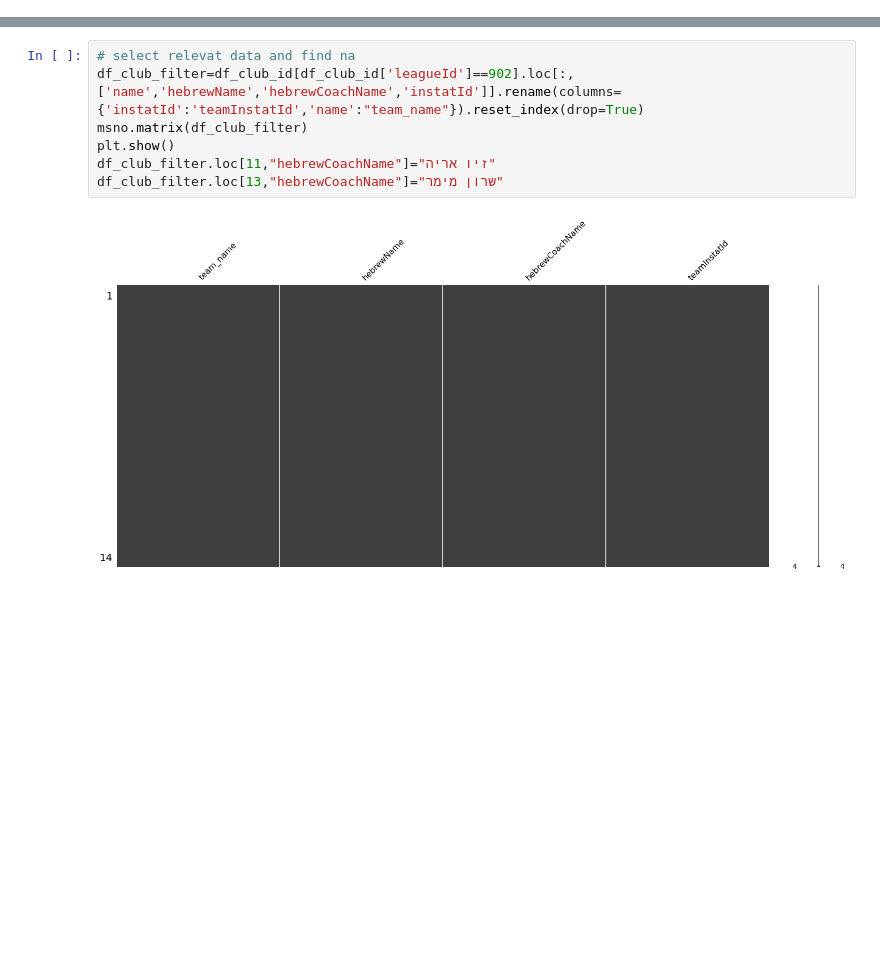
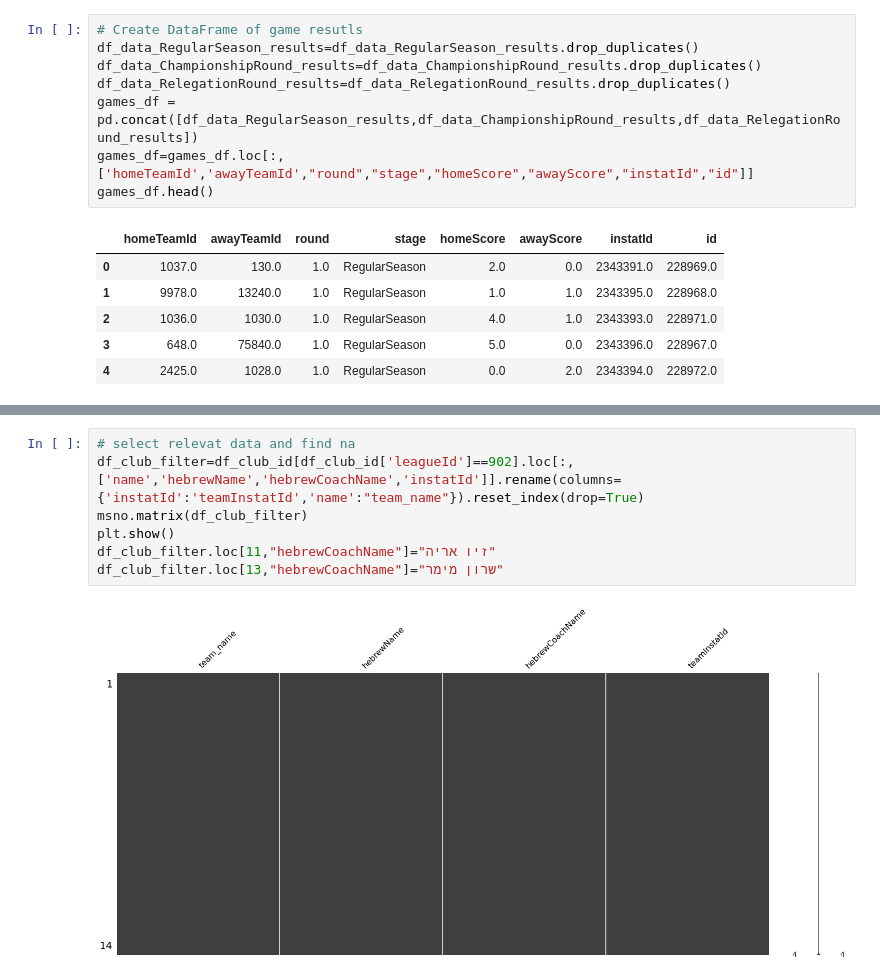
Before and after one commit to itayhadash/projects_with_R_and_Python, a Jupyter notebook: Web_Scraping.ipynb, the cells around one changed output, grey strips where cells are left out. Cells and saved outputs as stored; diff of their text form; blank space fills up the shorter version.

```diff
--- a/Web_Scraping.ipynb
+++ b/Web_Scraping.ipynb
@@ -52 +76,16 @@ for i in range(1,6):
+# %%
+# Create DataFrame of game resutls
+df_data_RegularSeason_results=df_data_RegularSeason_results.drop_duplicates()
+df_data_ChampionshipRound_results=df_data_ChampionshipRound_results.drop_duplicates()
+df_data_RelegationRound_results=df_data_RelegationRound_results.drop_duplicates()
+games_df = pd.concat([df_data_RegularSeason_results,df_data_ChampionshipRound_results,df_data_RelegationRound_results])
+games_df=games_df.loc[:,['homeTeamId','awayTeamId',"round","stage","homeScore","awayScore","instatId","id"]]
+games_df.head()
+# %% [output]
+|  | homeTeamId | awayTeamId | round | stage | homeScore | awayScore | instatId | id |
+| 0 | 1037.0 | 130.0 | 1.0 | RegularSeason | 2.0 | 0.0 | 2343391.0 | 228969.0 |
+| 1 | 9978.0 | 13240.0 | 1.0 | RegularSeason | 1.0 | 1.0 | 2343395.0 | 228968.0 |
+| 2 | 1036.0 | 1030.0 | 1.0 | RegularSeason | 4.0 | 1.0 | 2343393.0 | 228971.0 |
+| 3 | 648.0 | 75840.0 | 1.0 | RegularSeason | 5.0 | 0.0 | 2343396.0 | 228967.0 |
+| 4 | 2425.0 | 1028.0 | 1.0 | RegularSeason | 0.0 | 2.0 | 2343394.0 | 228972.0 |
 # %%
```
Also changed, not shown: parts of 12 cells of this notebook.
